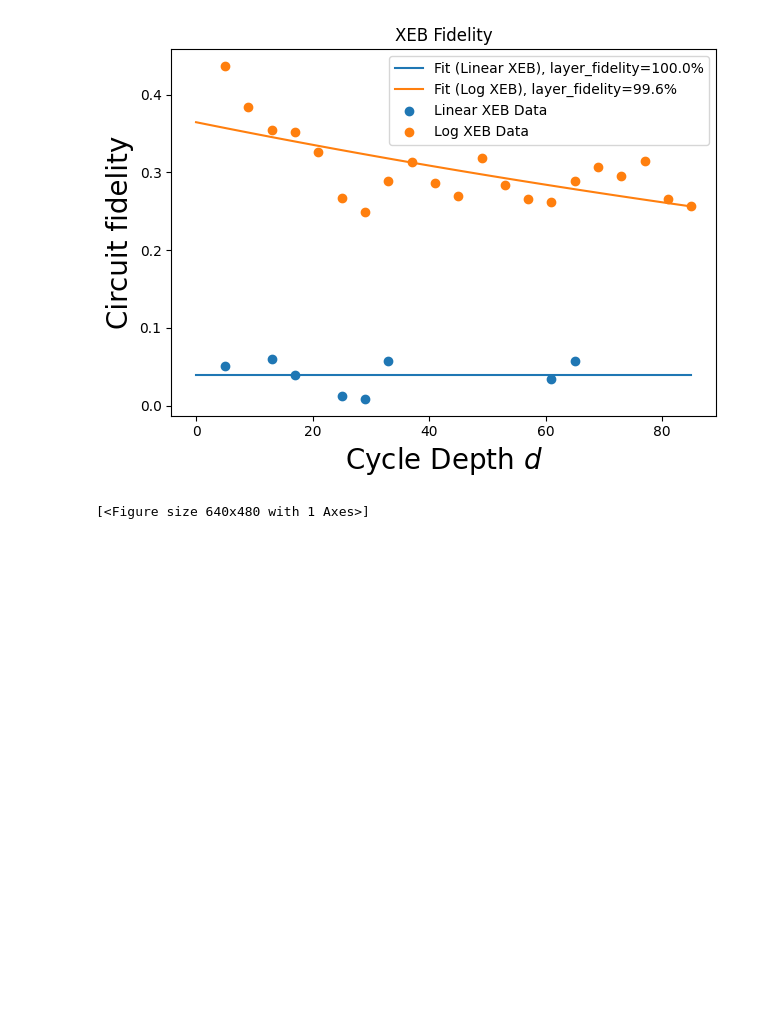
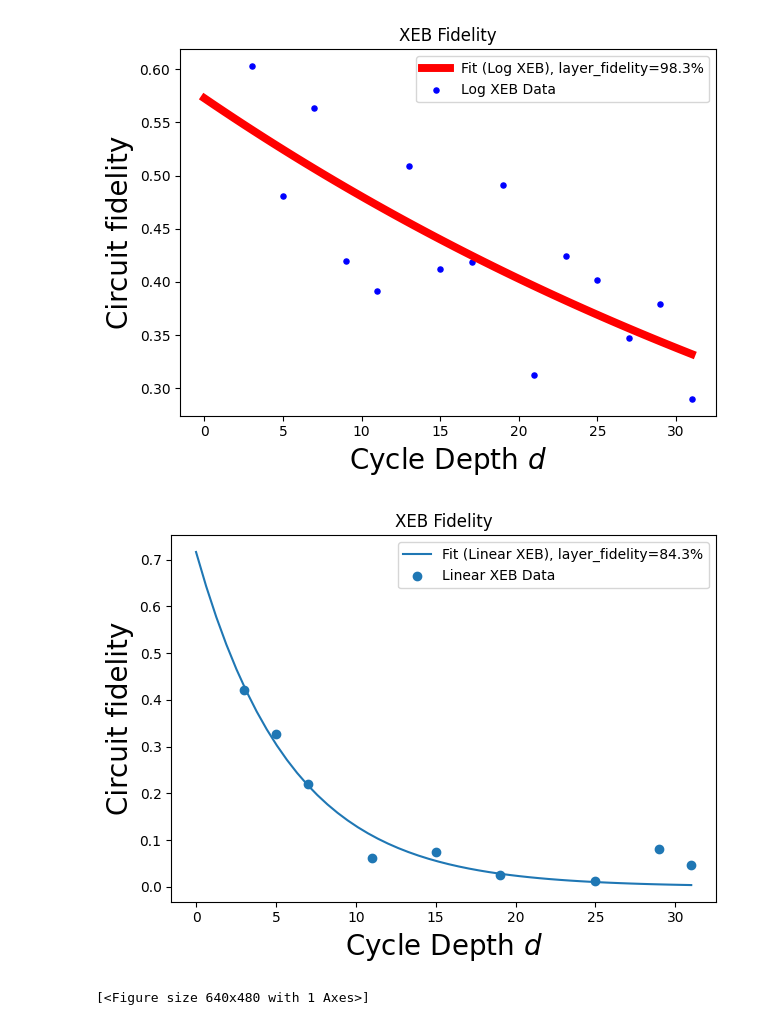
Before and after one commit to asqum/qua-libs, a Jupyter notebook: Quantum-Control-Applications-QuAM/Superconducting/calibrations/26_two_qubit_xeb.ipynb, the cells around one changed output. Cells and saved outputs as stored; diff of their text form; code cells hidden in the pictures; blank space fills up the shorter version.

```diff
--- a/Quantum-Control-Applications-QuAM/Superconducting/calibrations/26_two_qubit_xeb.ipynb
+++ b/Quantum-Control-Applications-QuAM/Superconducting/calibrations/26_two_qubit_xeb.ipynb
@@ -142,22 +144,46 @@ result.plot_state_heatmap()
 from quam_libs.experiments.two_qubit_xeb import XEBResult, XEBConfig
 
 # data_path = "xeb_data/QCage_5q4c/2024-12-12/#1_XEB_182523" # to verify with shallow circuits
-# data_path = "xeb_data/QCage_5q4c/2024-12-12/#2_XEB_211552" # full depth, all 5q
+data_path = "xeb_data/QCage_5q4c/2024-12-12/#2_XEB_211552" # full depth, all 5q
 # data_path = "xeb_data/QCage_5q4c/2024-12-12/#3_XEB_213812" # full depth, only q1
 # data_path = "xeb_data/QCage_5q4c/2024-12-12/#4_XEB_221411" # full depth, only q1, q2, q3
 # data_path = "xeb_data/QCage_5q4c/2024-12-12/#5_XEB_222653" # full depth, only q1, q3
 # data_path = "xeb_data/QCage_5q4c/2024-12-12/#6_XEB_233229" # 2X full depth, only q1, q3 (2X seqs, shots)
-# data_path = "xeb_data/QCage_5q4c/2024-12-15/#18_XEB_142204" # full depth, all 5q, 2X seqs, shots
+data_path = "xeb_data/QCage_5q4c/2024-12-15/#18_XEB_142204" # full depth, all 5q, 2X seqs, shots
 # data_path = "xeb_data/QCage_5q4c/2024-12-16/#20_XEB_114036" # q1, q2 with CZ (too many shots, too many depths)
 
 # NOTE: After well-calibrated CZ:
 # data_path = "xeb_data/QCage_5q4c/2025-03-06/#31_XEB_130026" # very low sequences, low shots, skipped depth (good)
-data_path = "xeb_data/QCage_5q4c/2025-03-06/#32_XEB_131853" # s-s-d: 53-32-28/2, q2_q3: low spread but missed a few points
-data_path = "xeb_data/QCage_5q4c/2025-03-06/#33_XEB_132354" # s-s-d: 64-32-36/3, q2_q3: better fit but missed a few points
+# data_path = "xeb_data/QCage_5q4c/2025-03-06/#32_XEB_131853" # s-s-d: 53-32-28/2, q2_q3: low spread but missed a few points
+# data_path = "xeb_data/QCage_5q4c/2025-03-06/#33_XEB_132354" # s-s-d: 64-32-36/3, q2_q3: better fit but missed a few points
 # data_path = "xeb_data/QCage_5q4c/2025-03-06/#34_XEB_132736" # s-s-d: 64-40-90/3, q2_q3: longer depth is worse
 # data_path = "xeb_data/QCage_5q4c/2025-03-06/#35_XEB_133000" # s-s-d: 42-32-60/3, q2_q3: this depth is better but still larger spread
 # data_path = "xeb_data/QCage_5q4c/2025-03-06/#37_XEB_133312" # s-s-d: 32-32-28/2, q2_q3: good but missed a few points
 
+# data_path = "xeb_data/QCage_5q4c/2025-03-08/#38_XEB_141750" # s-s-d: 64-32-23/1, q1_q2: F2q: 86.4%
+# data_path = "xeb_data/QCage_5q4c/2025-03-08/#39_XEB_144205" # s-s-d: 37-128-38/2, too much
+# data_path = "xeb_data/QCage_5q4c/2025-03-08/#42_XEB_165326" # s-s-d: 57-64-38/2, q1_q2: F2q: 94.7% (closer match)
+# data_path = "xeb_data/QCage_5q4c/2025-03-08/#43_XEB_173151" # s-s-d: 57-64-38/2, q2_q3: F2q: 94.8%
+
+# data_path = "xeb_data/QCage_5q4c/2025-03-08/#44_XEB_173958" # s-s-d: 57-64-38/2, q1_q2: short-F_simultaneous~99%
+# data_path = "xeb_data/QCage_5q4c/2025-03-08/#45_XEB_192643" # s-s-d: 88-64-878/4, q1,q2,q3: F_simultaneous: 99.2%
+# data_path = "xeb_data/QCage_5q4c/2025-03-08/#46_XEB_222030" # s-s-d: 88-64-578/4, q1,q2,q3: F_simultaneous: 99.3%
+# data_path = "xeb_data/QCage_5q4c/2025-03-08/#47_XEB_222803" # s-s-d: 88-64-578/24, q1,q2,q3: F_simultaneous: 99.3%
+data_path = "xeb_data/QCage_5q4c/2025-03-09/#50_XEB_004440" # s-s-d: 88-64-578/24, All 5q: F_simultaneous: 99.3%
+
+data_path = "xeb_data/QCage_5q4c/2025-03-17/#51_XEB_145938" # s-s-d:
+data_path = "xeb_data/QCage_5q4c/2025-03-17/#55_XEB_163642" # s-s-d: 32-16-38/2, q1_q2: F2q: 79.1% (linear)
+data_path = "xeb_data/QCage_5q4c/2025-03-17/#56_XEB_180207" # s-s-d: 32-32-38/4, q1_q2: F2q: 94.9% (linear)
+data_path = "xeb_data/QCage_5q4c/2025-03-17/#57_XEB_180745" # s-s-d: 16-16-38/1, q1_q2: F2q: large spread
+data_path = "xeb_data/QCage_5q4c/2025-03-17/#59_XEB_182224" # s-s-d: 24-32-82/8, q1_q2: F2q: 99.2% (close-fit log)
+data_path = "xeb_data/QCage_5q4c/2025-03-17/#60_XEB_182745" # s-s-d: 16-16-410/24, q1_q2: F2q: almost flattened
+data_path = "xeb_data/QCage_5q4c/2025-03-17/#61_XEB_183502" # s-s-d: 16-16-42/2, q1_q2: F2q: close linear at 88.5%
+data_path = "xeb_data/QCage_5q4c/2025-03-17/#63_XEB_224558" # s-s-d: 16-32-24/2, q1_q2: F2q: matched, close-fit, 95.8%, 90.1%
+data_path = "xeb_data/QCage_5q4c/2025-03-17/#64_XEB_225518" # s-s-d: 32-32-26/2, q1_q2: F2q: matched, close-fit, 96.8%, 86.6%
+
+# data_path = "xeb_data/QCage_5q4c/2025-03-17/#66_XEB_230136" # s-s-d: 32-32-32/2, q1_q2: F2q: 97.1% (log is prettiest)
+# data_path = "xeb_data/QCage_5q4c/2025-03-17/#67_XEB_230624" # s-s-d: 32-32-98/3, q1_q2: F2q: smashed, oscillating
+# data_path = "xeb_data/QCage_5q4c/2025-03-18/#70_XEB_014004" # s-s-d: 16-16-24/2, q1_q2: most matching visually
 
 # result = XEBResult.from_data(data_path, disjoint_processing=True)
 result = XEBResult.from_data(data_path)
@@ -188,7 +227,9 @@ result.plot_records()
 # %%
-result.plot_fidelities(True, True, separate_plots=True)
+result.plot_fidelities(False, True, separate_plots=True)
+result.plot_fidelities(True, False, separate_plots=True)
 # %% [output]
-[figure, old version]
+[figure, new version]
+[figure, added]
 [<Figure size 640x480 with 1 Axes>]
 # %%
 # Debugging:
```
Also changed, not shown: parts of 9 cells of this notebook, 26 other files.
